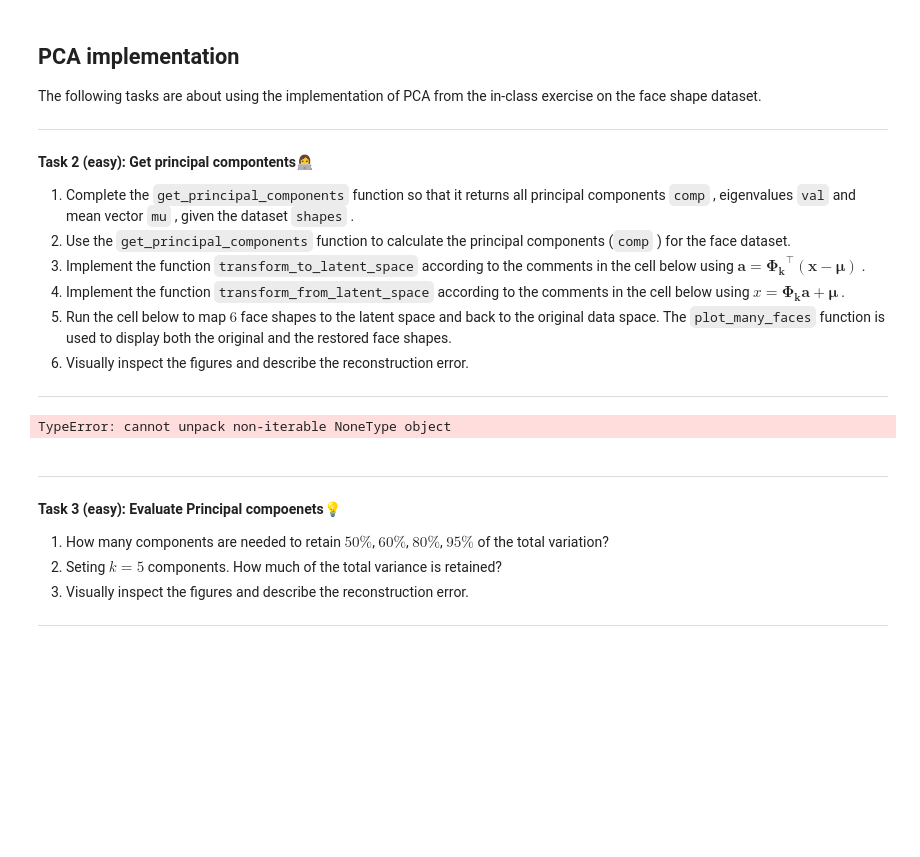
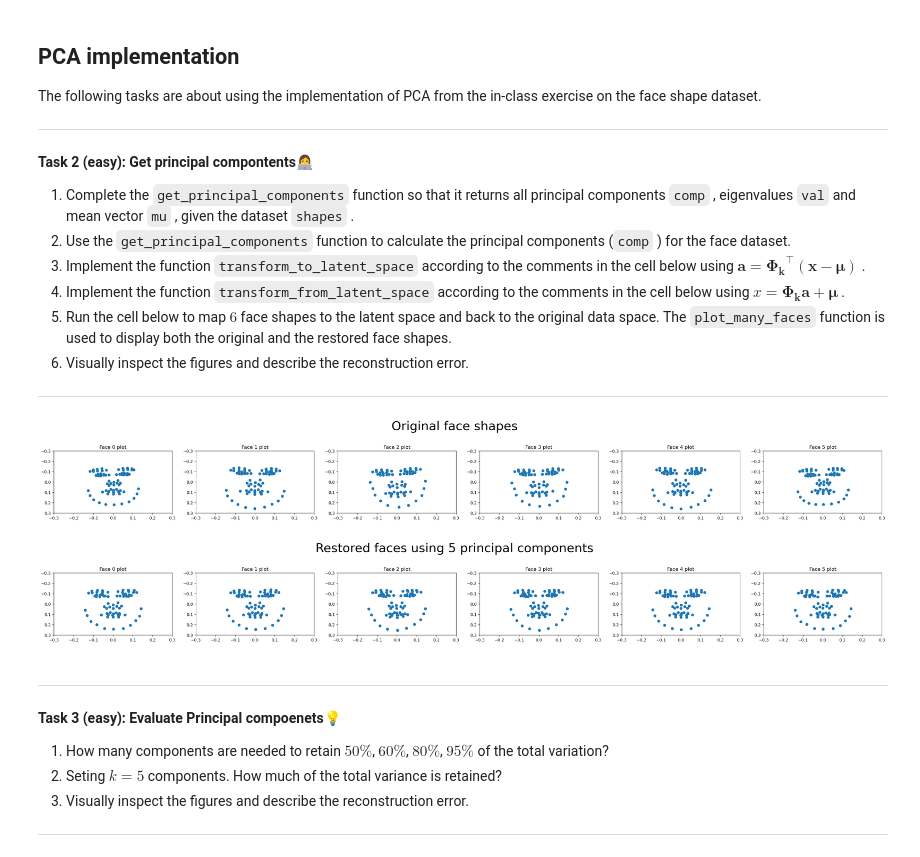
Before and after one commit to AlbertRossJoh/iml_project_2025, a Jupyter notebook: W12/02-shape_generation.ipynb, the cells around one changed output. Saved outputs shown, nothing was run; the diff lists cells and outputs as text; code cells hidden in the pictures; blank space fills up the shorter version.

```diff
--- a/W12/02-shape_generation.ipynb
+++ b/W12/02-shape_generation.ipynb
@@ -146,7 +146,7 @@ def get_principal_components(X):
         vector.
     """
 
-    X = rearange(X)
+    #X = rearange(X)
     mu = np.mean(X, axis=0)
     cov_matrix = np.cov(X-mu, rowvar=False)
 
@@ -184,37 +184,54 @@ def transform_to_latent_space(X, principal_components, mu):
 
     Returns:
         A Nxk array describing the transformed data.
     """
-    #return ...
+    #res = []
+    #for row in X:
+    #    res.append(principal_components.T@(row-mu))
+
+    #return np.array(res)
+    # is the same as the code above
+    return (X-mu) @ principal_components
 
 
 # 6
-def transform_from_latent_space(v, principle_components, mu):
+def transform_from_latent_space(v, principal_components, mu):
     """Reverses the dimensionality reduction of v, a Nxk matrix where
     k is the number of principle components. The result is a NxM matrix.
 
     Args:
         v: The transformed dataset with size Nxk.
         principle_components: An Dxk matrix containing the principle
         components.
         mu: A Mx1 matrix containing the mean vector.
 
     Returns:
         An NxD array reconstruction of the original feature vectors X.
     """
-    #return ...
+    #res = []
+    #for row in v:
+    #    res.append((principal_components@row)+mu)
+
+    #return np.array(res)
+    # Is the same as the code above
+
+    return v @ principal_components.T + mu
+
 
 
 # 7
 used = comp[:, :n_components]
 
 # transforming and reconstructing the 6 first faces in the dataset
 plot_many_faces(shapes[:6],"Original face shapes")
 transformed = transform_to_latent_space(shapes[:6], used, mu)
+#print(transformed)
 restored = transform_from_latent_space(transformed, used, mu)
+#print(restored.shape)
 plot_many_faces(restored,"Restored faces using 5 principal components")
 # %% [output]
-TypeError: cannot unpack non-iterable NoneType object
+[figure, added]
+[figure, added]
 # %% [markdown]
 
 ---
```
